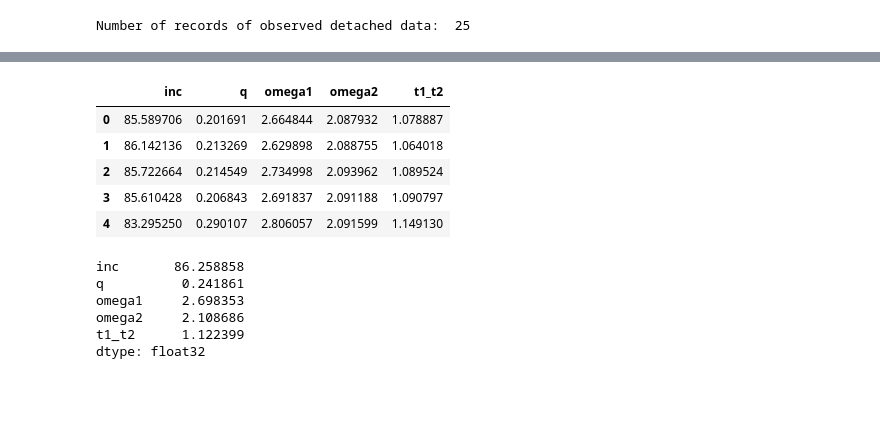
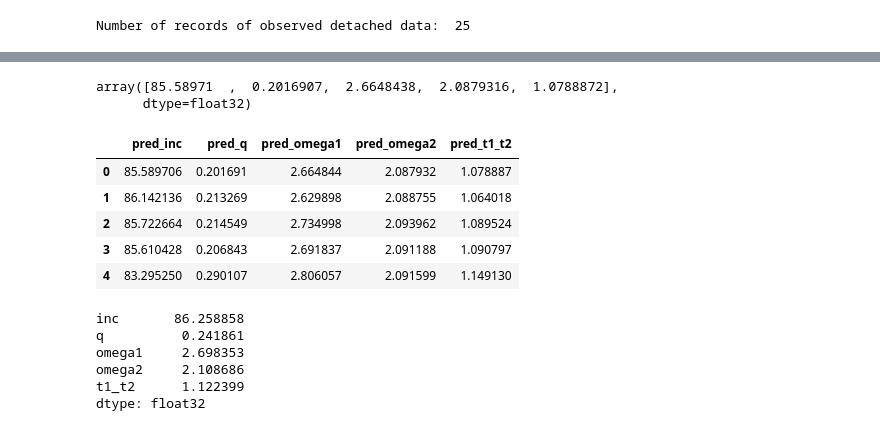
Before and after one commit to AdriNemcikova/DP, a Jupyter notebook: NORM_observed_pred.ipynb, the cells around one changed output, grey strips where cells are left out. Saved outputs shown, nothing was run; the diff lists cells and outputs as text; code cells hidden in the pictures; blank space fills up the shorter version.

```diff
--- a/NORM_observed_pred.ipynb
+++ b/NORM_observed_pred.ipynb
@@ -86,17 +96,22 @@ pred_det = model.predict(X)
 scaler = MinMaxScaler()
 y_minmax_scaled = scaler.fit_transform(y)
 pred_denorm = scaler.inverse_transform(pred_det)
+# %%
+pred_denorm[0]
+# %% [output]
+array([85.58971  ,  0.2016907,  2.6648438,  2.0879316,  1.0788872],
+      dtype=float32)
 # %%
 pred_denorm_det_df = pd.DataFrame(pred_denorm,
                         columns = [
-                        "inc",
-                        "q",
-                        "omega1",
-                        "omega2",
-                        "t1_t2"])
+                        "pred_inc",
+                        "pred_q",
+                        "pred_omega1",
+                        "pred_omega2",
+                        "pred_t1_t2"])
 pred_denorm_det_df.head()
 # %% [output]
-|  | inc | q | omega1 | omega2 | t1_t2 |
+|  | pred_inc | pred_q | pred_omega1 | pred_omega2 | pred_t1_t2 |
 | 0 | 85.589706 | 0.201691 | 2.664844 | 2.087932 | 1.078887 |
 | 1 | 86.142136 | 0.213269 | 2.629898 | 2.088755 | 1.064018 |
 | 2 | 85.722664 | 0.214549 | 2.734998 | 2.093962 | 1.089524 |
```
Also changed, not shown: parts of 2 cells of this notebook, 1 other file.
